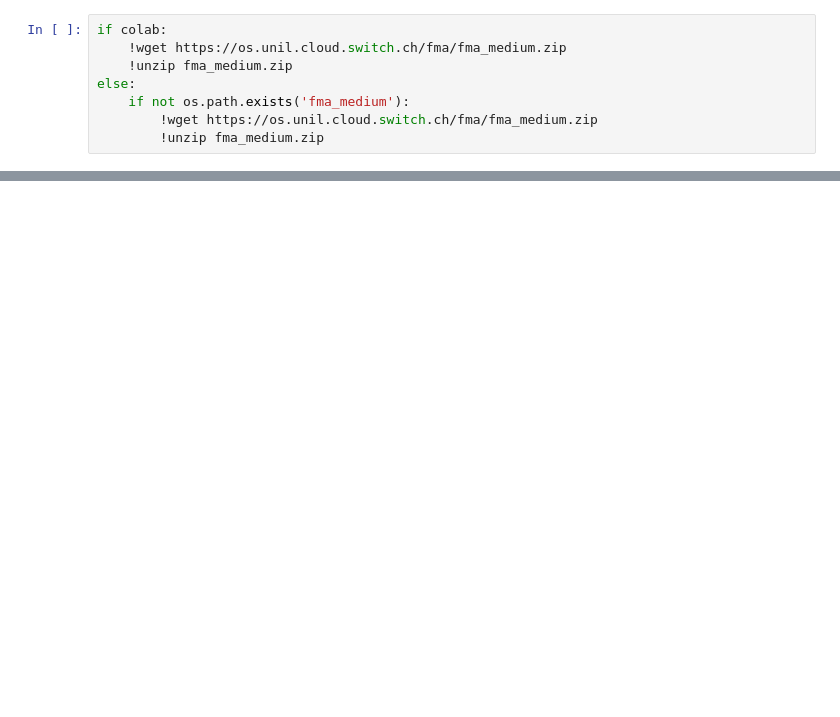
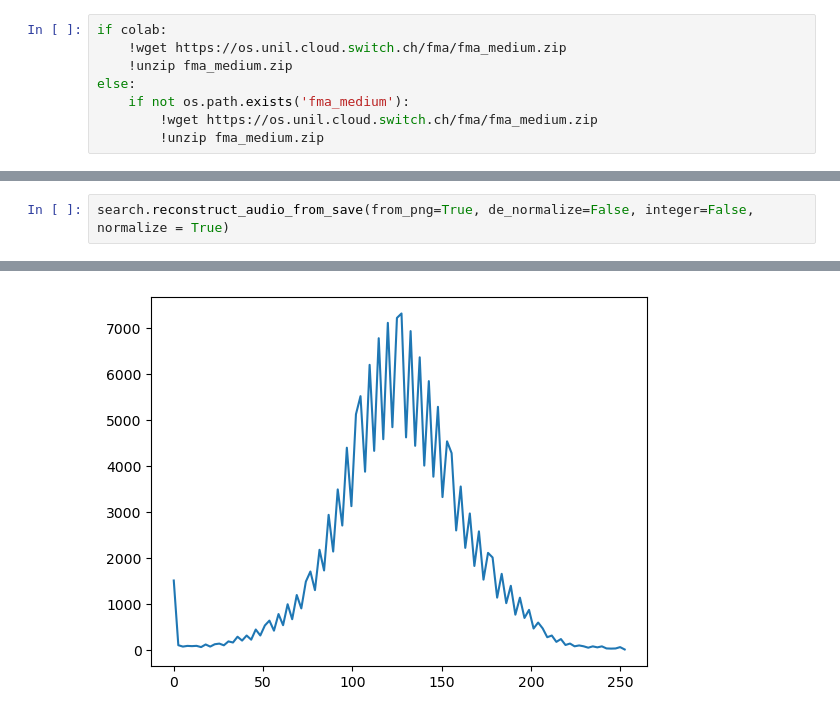
Before and after one commit to smoothjazzuser/VQ-VAE-Search, a Jupyter notebook: audio_to_mel_spec.ipynb, the cells around one changed output, grey strips where cells are left out. Drawn from its saved outputs; the diff is of its cells as text; blank space fills up the shorter version.

```diff
--- a/audio_to_mel_spec.ipynb
+++ b/audio_to_mel_spec.ipynb
@@ -247,0 +307,3 @@ search.play_audio(aud)
+# %%
+search.reconstruct_audio_from_save(from_png=True, de_normalize=False, integer=False, normalize = True)
+# %% [output]
@@ -248 +311,2 @@ search.play_audio(aud)
+[figure, added]
 # %%
```
Also changed, not shown: parts of 10 cells of this notebook.
